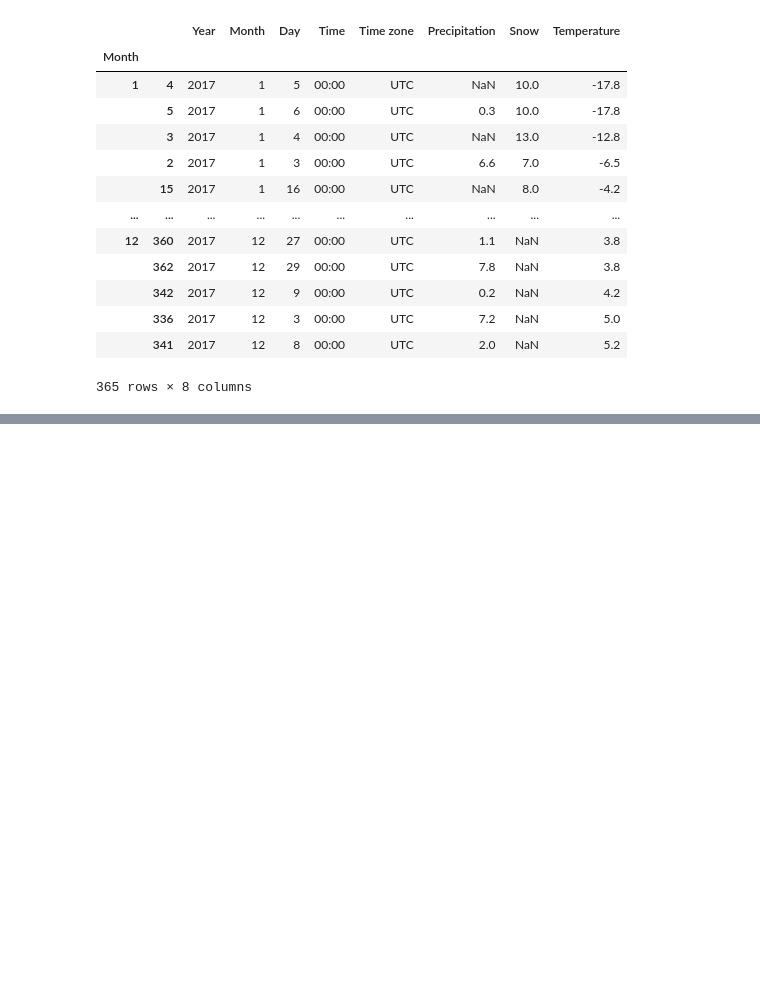
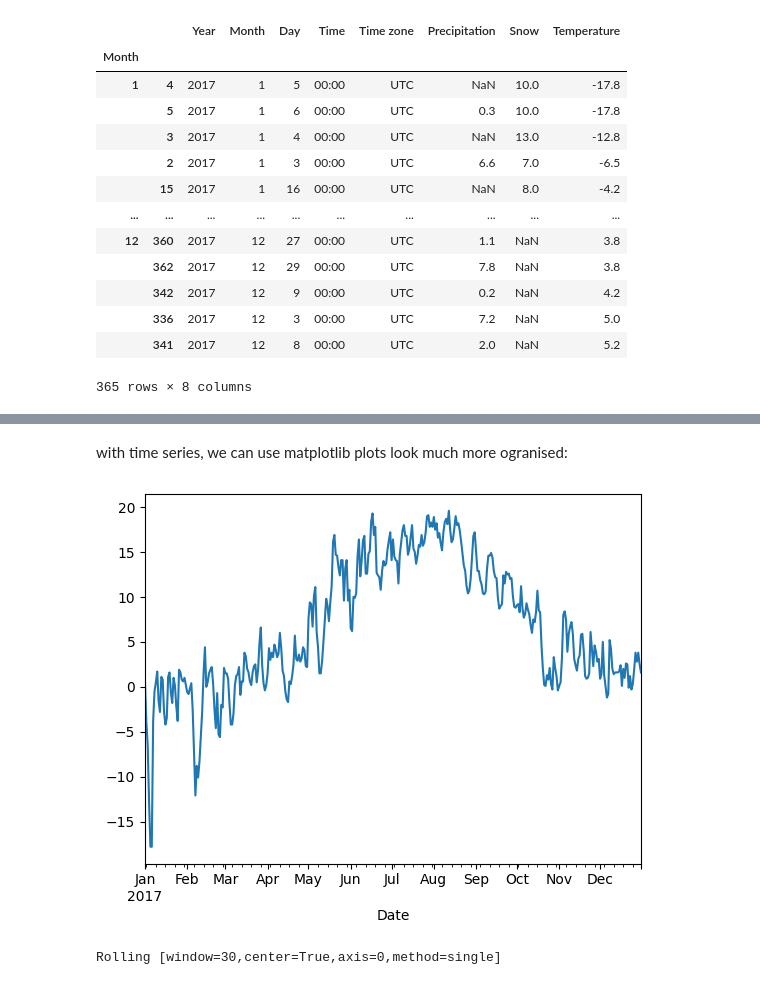
Before and after one commit to henryblu/Data-analysis-with-python, a Jupyter notebook: pandas.ipynb, the cells around one changed output, grey strips where cells are left out. Saved outputs shown, nothing was run; the diff lists cells and outputs as text; code cells hidden in the pictures; blank space fills up the shorter version.

```diff
--- a/pandas.ipynb
+++ b/pandas.ipynb
@@ -708,0 +712,3 @@ wh4.groupby("Month").apply(lambda df : df.sort_values("Temperature"))
+# %%
+wh2 = wh3.copy()
+wh2.columns
@@ -708,0 +721,3 @@ wh4.groupby("Month").apply(lambda df : df.sort_values("Temperature"))
+# %%
+wh2["Date"] = pd.to_datetime(wh2[["Year", "Month", "Day"]])
+wh2.head()
@@ -708,0 +731,4 @@ wh4.groupby("Month").apply(lambda df : df.sort_values("Temperature"))
+# %%
+# to simplify the datam, we can get rid of the useless coulmns
+wh2=wh2.drop(columns=["Year", "Month", "Day"])
+wh2.head()
@@ -708,0 +742,3 @@ wh4.groupby("Month").apply(lambda df : df.sort_values("Temperature"))
+# %%
+wh2 = wh2.set_index("Date")
+wh2.head()
@@ -708,0 +817,12 @@ wh4.groupby("Month").apply(lambda df : df.sort_values("Temperature"))
+# %% [markdown]
+with time series, we can use matplotlib plots look much more ogranised:
+# %%
+%matplotlib inline
+wh2["Temperature"].plot();
+# %% [output]
+[figure, added]
+# %%
+rolling = wh2.Temperature.rolling(30, center=True)
+rolling
+# %% [output]
+Rolling [window=30,center=True,axis=0,method=single]
```
Also changed, not shown: parts of 15 cells of this notebook.
